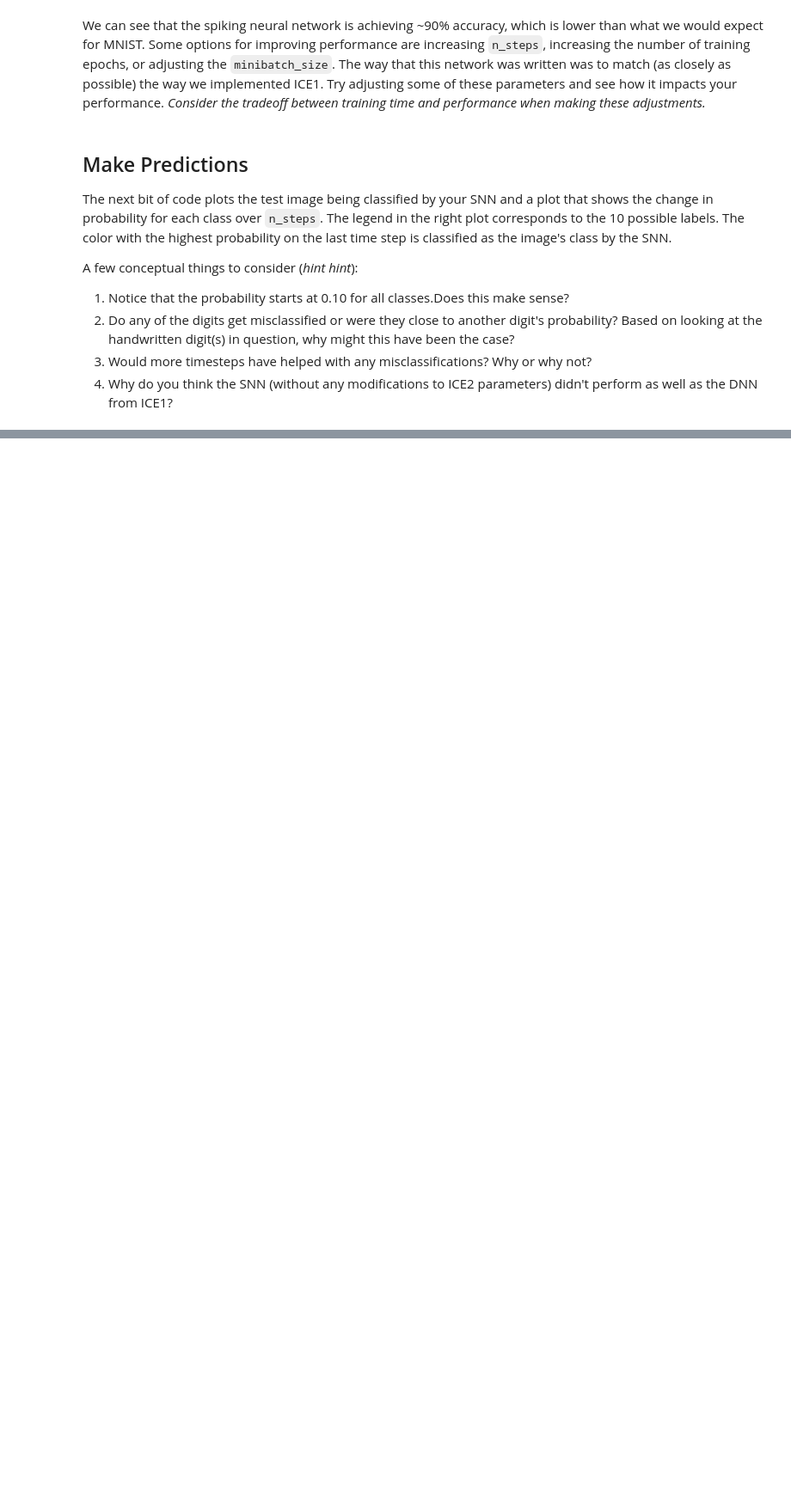
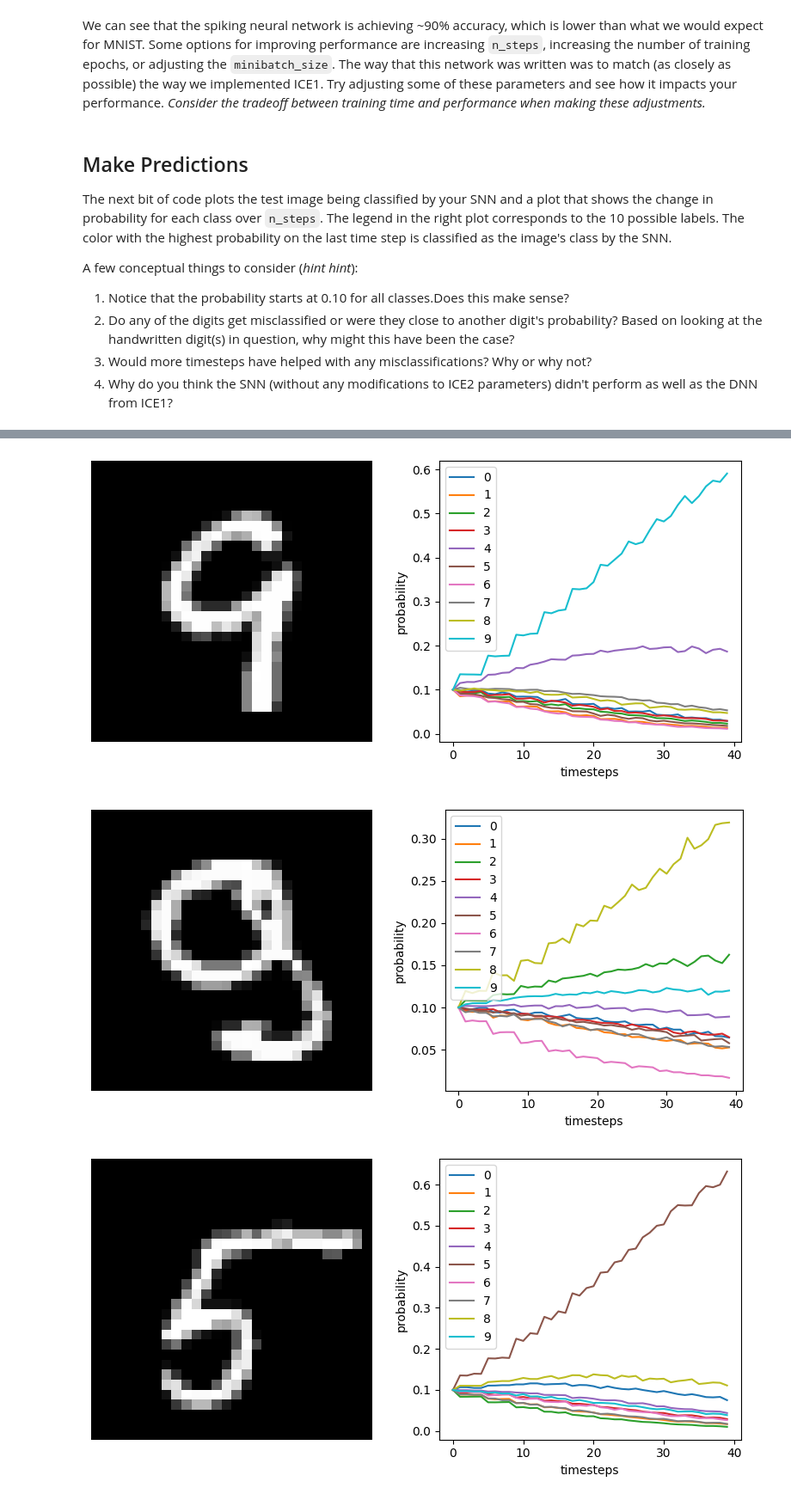
Before and after one commit to gtmoon32/NeuralNets, a Jupyter notebook: ICE2_SNN.ipynb, the cells around one changed output, grey strips where cells are left out. Shown: that part at 86% size. Cells and saved outputs as stored; diff of their text form; code cells hidden in the pictures; blank space fills up the shorter version.

```diff
--- a/ICE2_SNN.ipynb
+++ b/ICE2_SNN.ipynb
@@ -151,7 +168,7 @@ with nengo.Network(seed=0) as net:
     nengo_dl.configure_settings(stateful=False)
 
     # This is the input node that will be used to rate encode in input images (i.e. our Flatten layer from ICE1)
-    inp = nengo.Node(np.zeros(train_images.shape[1]))
+    inp = nengo.Node(np.zeros(train_images.shape[2]))
 
     # First dense layer
     a = nengo_dl.Layer(tf.keras.layers.Dense(128, activation="relu"))(inp)
@@ -162,7 +179,7 @@ with nengo.Network(seed=0) as net:
     b = nengo_dl.Layer(neuron_type)(b)
 
     # Final dense layer
-    out = nengo_dl.Layer(tf.keras.layers.Dense(1))(b)
+    out = nengo_dl.Layer(tf.keras.layers.Dense(10))(b)
 
     # Here we create two different output probes, one with a filter
     # (for when we're simulating the network over time and
@@ -222,10 +239,11 @@ Noting the comments in the section of code where you built your model, choose th
 def classification_accuracy(y_true, y_pred):
     return tf.metrics.sparse_categorical_accuracy(y_true[:, -1], y_pred[:, -1])
 
+
 # Compile for training
 sim.compile(
     optimizer="adam",
-    loss={out_p_filt: tf.losses.SparseCategoricalCrossentropy(from_logits=True)},
+    loss={out_p: tf.losses.SparseCategoricalCrossentropy(from_logits=True)},
     metrics=["accuracy"],
 )
 # %% [markdown]
@@ -254,6 +272,6 @@ Because we train and test using different functions, we must again ensure we con
 
 </div>
 # %%
-sim.fit(train_images, {out_p_filt: train_labels}, epochs=5)
+sim.fit(train_images, {out_p: train_labels}, epochs=5)
 # %% [output]
 Epoch 1/5
@@ -280,11 +309,11 @@ This will take about 30-45 seconds to run (not sure why - bonus points if you fi
 
 </div>
 # %%
-sim.compile(loss={???: classification_accuracy})
+sim.compile(loss={out_p_filt: classification_accuracy})
 print(
     "Accuracy after training:",
     sim.evaluate(
-        test_images[0 : 256 * 3], {???: test_labels[0 : 256 * 3]}, verbose=0
+        test_images[0 : 256 * 3], {out_p_filt: test_labels[0 : 256 * 3]}, verbose=0
     )["loss"],
     # sim.evaluate(test_images, {???: test_labels}, verbose=0)["loss"],
 )
@@ -301,17 +347,18 @@ A few conceptual things to consider (_hint hint_):
 3. Would more timesteps have helped with any misclassifications? Why or why not?
 4. Why do you think the SNN (without any modifications to ICE2 parameters) didn't perform as well as the DNN from ICE1?
 # %%
-data = sim.predict(test_images[:250])
+data = sim.predict(test_images[:256])
 
 for i in range(5):
     plt.figure(figsize=(8, 4))
     plt.subplot(1, 2, 1)
-    plt.imshow(test_images[150+i, 0].reshape((28, 28)), cmap="gray")
+    plt.imshow(test_images[150 + i, 0].reshape((28, 28)), cmap="gray")
     plt.axis("off")
 
     plt.subplot(1, 2, 2)
-    plt.plot(tf.nn.softmax(data[out_p_filt][150+i]))
+    plt.plot(tf.nn.softmax(data[out_p_filt][150 + i]))
     plt.legend([str(i) for i in range(10)], loc="upper left")
     plt.xlabel("timesteps")
     plt.ylabel("probability")
     plt.tight_layout()
+# %% [output]
@@ -317,0 +373,3 @@ for i in range(5):
+[figure, added]
+[figure, added]
+[figure, added]
```
Also changed, not shown: parts of 6 cells of this notebook, 1 other file.
